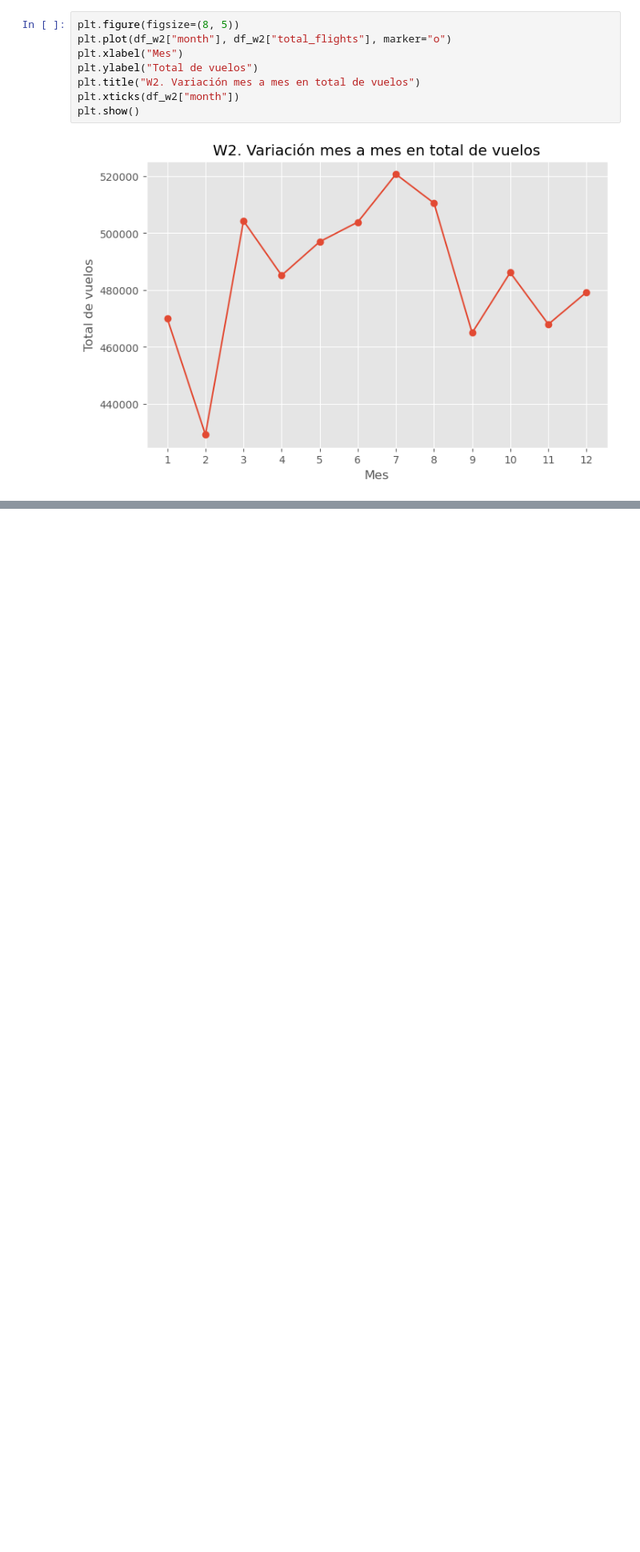
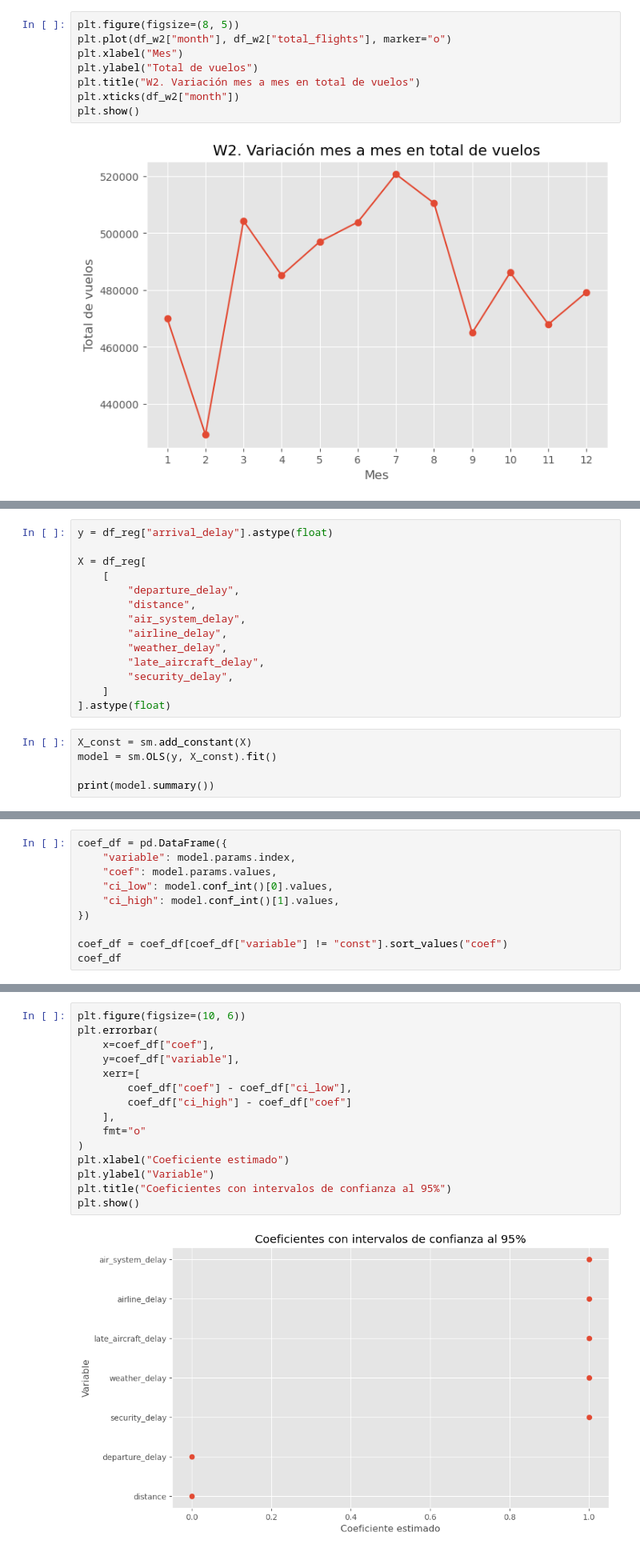
Before and after one commit to dianaba27/flights-data-engineering-a, a Jupyter notebook: flights_analytics.ipynb, the cells around one changed output, grey strips where cells are left out. Shown at 80% size. Drawn from its saved outputs; the diff is of its cells as text; blank space fills up the shorter version.

```diff
--- a/flights_analytics.ipynb
+++ b/flights_analytics.ipynb
@@ -347,0 +410,19 @@ plt.show()
+# %%
+y = df_reg["arrival_delay"].astype(float)
+
+X = df_reg[
+    [
+        "departure_delay",
+        "distance",
+        "air_system_delay",
+        "airline_delay",
+        "weather_delay",
+        "late_aircraft_delay",
+        "security_delay",
+    ]
+].astype(float)
+# %%
+X_const = sm.add_constant(X)
+model = sm.OLS(y, X_const).fit()
+
+print(model.summary())
@@ -347,0 +459,10 @@ plt.show()
+# %%
+coef_df = pd.DataFrame({
+    "variable": model.params.index,
+    "coef": model.params.values,
+    "ci_low": model.conf_int()[0].values,
+    "ci_high": model.conf_int()[1].values,
+})
+
+coef_df = coef_df[coef_df["variable"] != "const"].sort_values("coef")
+coef_df
@@ -347,0 +478,17 @@ plt.show()
+# %%
+plt.figure(figsize=(10, 6))
+plt.errorbar(
+    x=coef_df["coef"],
+    y=coef_df["variable"],
+    xerr=[
+        coef_df["coef"] - coef_df["ci_low"],
+        coef_df["ci_high"] - coef_df["coef"]
+    ],
+    fmt="o"
+)
+plt.xlabel("Coeficiente estimado")
+plt.ylabel("Variable")
+plt.title("Coeficientes con intervalos de confianza al 95%")
+plt.show()
+# %% [output]
+[figure, added]
```
Also changed, not shown: parts of 30 cells of this notebook.
